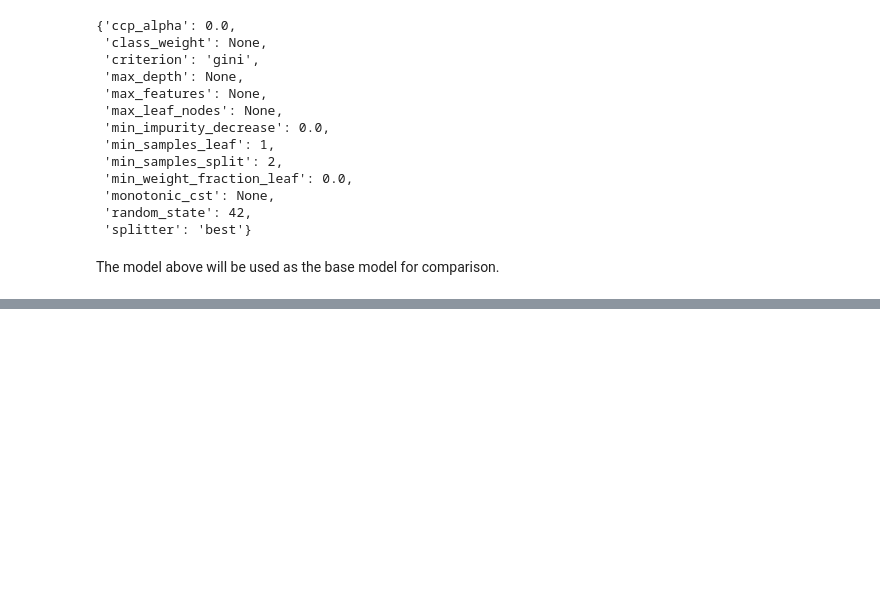
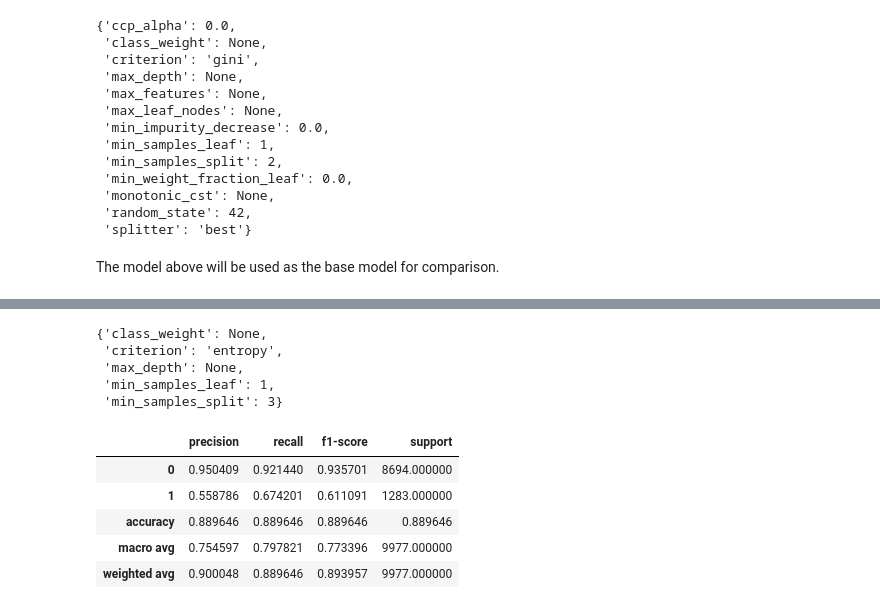
Before and after one commit to WilliamNdoni/loan_approval_prediction_kaggle, a Jupyter notebook: loan_approval_prediction.ipynb, the cells around one changed output, grey strips where cells are left out. Cells and saved outputs as stored; diff of their text form; code cells hidden in the pictures; blank space fills up the shorter version.

```diff
--- a/loan_approval_prediction.ipynb
+++ b/loan_approval_prediction.ipynb
@@ -708,0 +738,20 @@ Decision tree with different parameters
+# %%
+# Finding the best parameters used by the GridSearchCV
+grid_search.best_params_
+# %% [output]
+{'class_weight': None,
+ 'criterion': 'entropy',
+ 'max_depth': None,
+ 'min_samples_leaf': 1,
+ 'min_samples_split': 3}
+# %%
+# Predicting on the x_test dataset
+y_pred = grid_search.predict(x_test)
+pd.DataFrame(classification_report(y_test,y_pred,output_dict=True)).transpose()
+# %% [output]
+|  | precision | recall | f1-score | support |
+| 0 | 0.950409 | 0.921440 | 0.935701 | 8694.000000 |
+| 1 | 0.558786 | 0.674201 | 0.611091 | 1283.000000 |
+| accuracy | 0.889646 | 0.889646 | 0.889646 | 0.889646 |
+| macro avg | 0.754597 | 0.797821 | 0.773396 | 9977.000000 |
+| weighted avg | 0.900048 | 0.889646 | 0.893957 | 9977.000000 |
```
Also changed, not shown: parts of 36 cells of this notebook.
